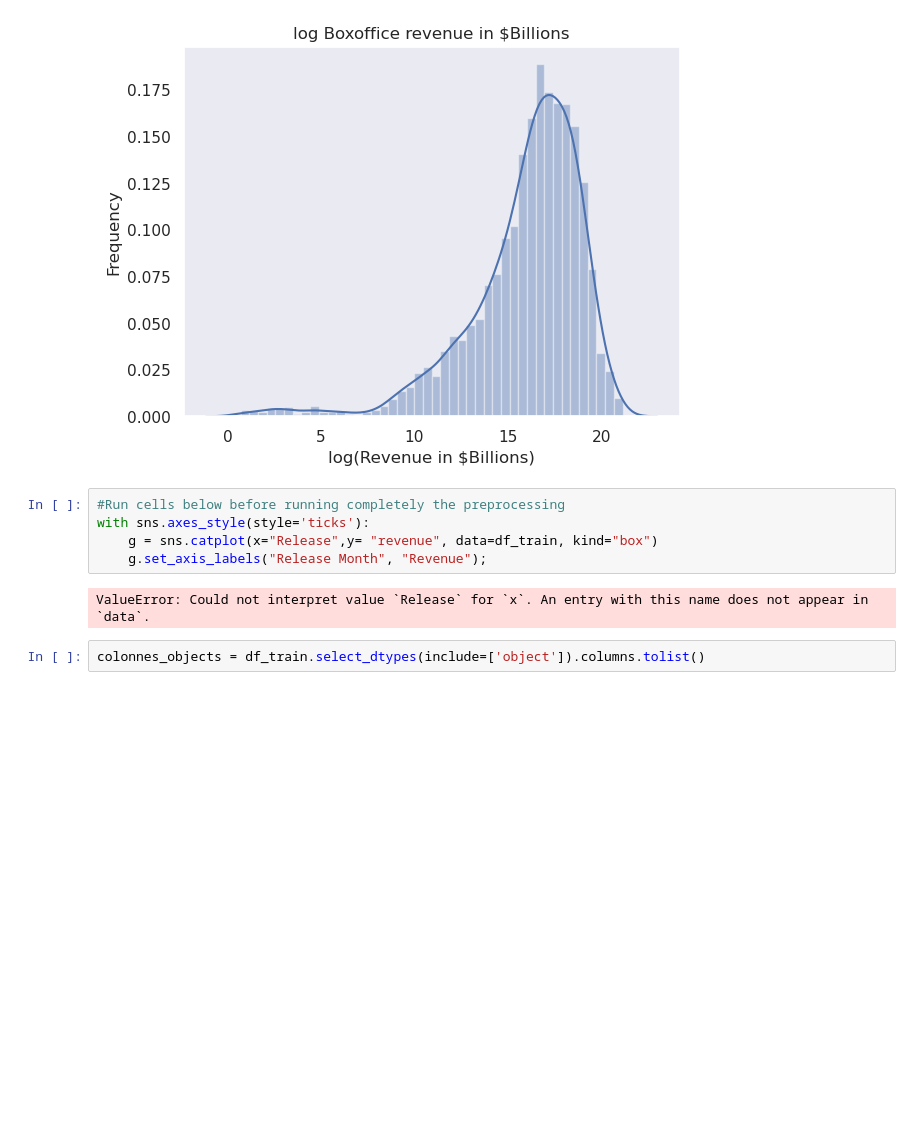
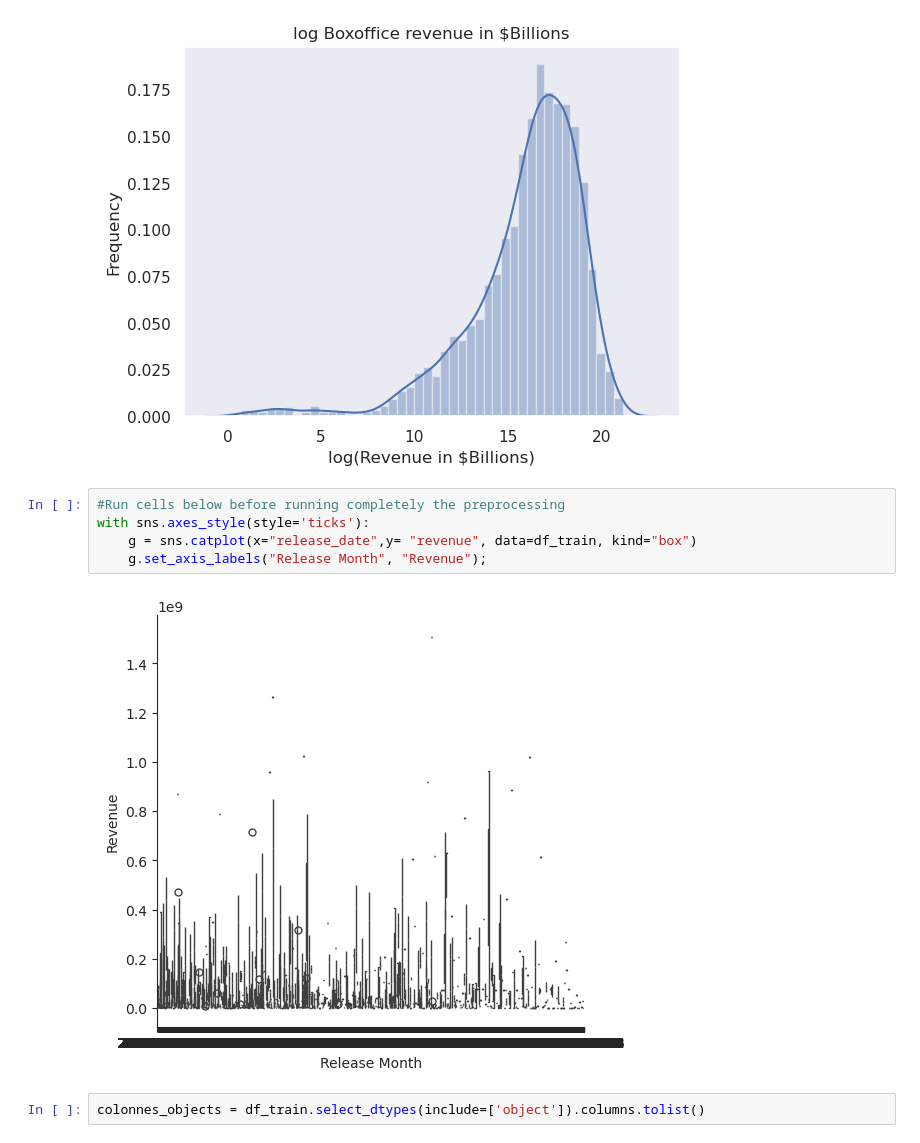
Before and after one commit to Oumar-DIONE/TMDb-Box-Office-Prediction, a Jupyter notebook: Codes/TMDb-Box-Office-Final.ipynb, the cells around one changed output. Saved outputs shown, nothing was run; the diff lists cells and outputs as text; blank space fills up the shorter version.

```diff
--- a/Codes/TMDb-Box-Office-Final.ipynb
+++ b/Codes/TMDb-Box-Office-Final.ipynb
@@ -236,10 +236,10 @@ Text(0.5, 1.0, 'log Boxoffice revenue in $Billions')
 # %%
 #Run cells below before running completely the preprocessing
 with sns.axes_style(style='ticks'):
-    g = sns.catplot(x="Release",y= "revenue", data=df_train, kind="box")
+    g = sns.catplot(x="release_date",y= "revenue", data=df_train, kind="box")
     g.set_axis_labels("Release Month", "Revenue");
 # %% [output]
-ValueError: Could not interpret value `Release` for `x`. An entry with this name does not appear in `data`.
+[figure, added]
 # %%
 colonnes_objects = df_train.select_dtypes(include=['object']).columns.tolist()
 # %%
```
Also changed, not shown: parts of 33 cells of this notebook.
